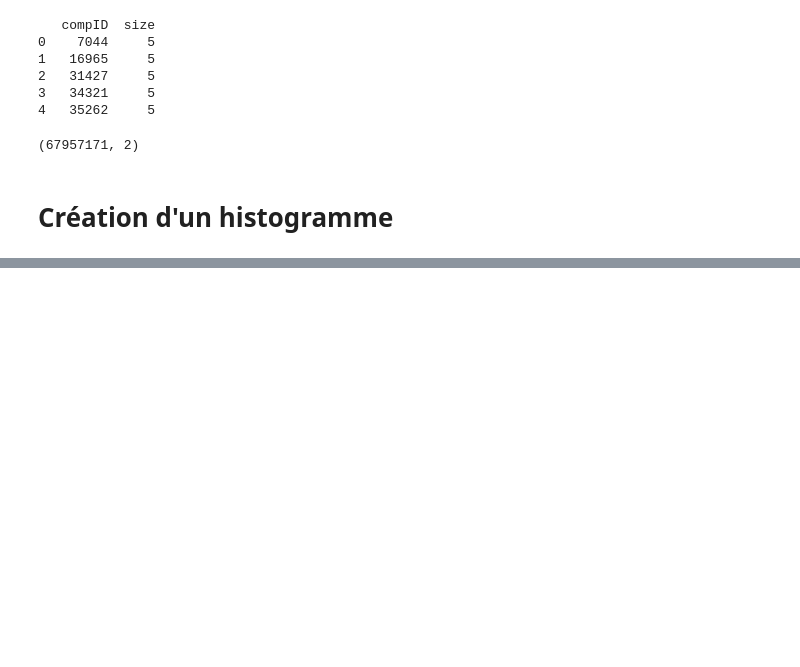
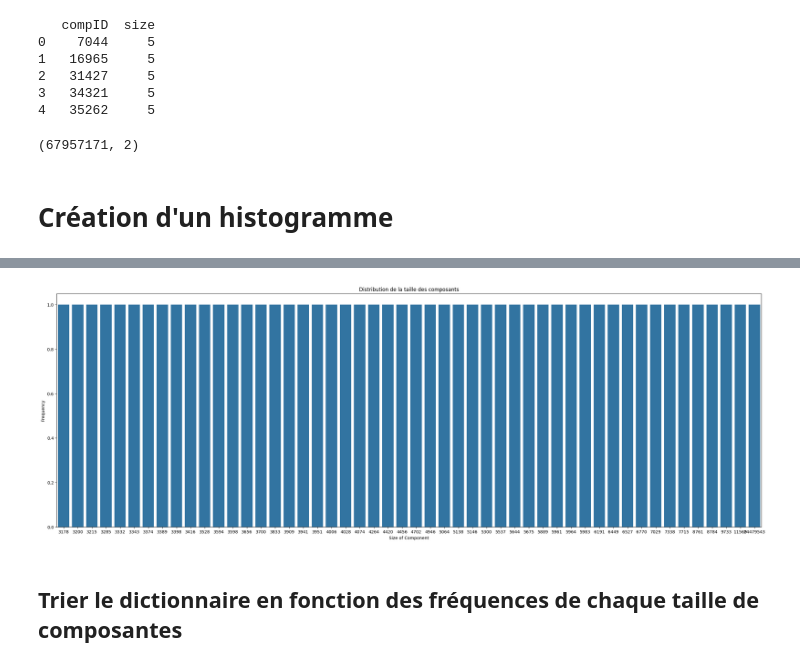
Before and after one commit to AnyesTAFOUGHALT/PLDAC_Analyse_de_Tres_Grands_Graphes_de_Proteines, a Jupyter notebook: Analyse_taille.ipynb, the cells around one changed output, grey strips where cells are left out. Saved outputs shown, nothing was run; the diff lists cells and outputs as text; code cells hidden in the pictures; blank space fills up the shorter version.

```diff
--- a/Analyse_taille.ipynb
+++ b/Analyse_taille.ipynb
@@ -60,0 +123,13 @@ plt.show()
+# %%
+plt.figure(figsize=(30, 10))
+sns.barplot(data=df_2, x='Size of Component', y='Frequency')
+
+plt.xlabel('Size of Component')
+plt.ylabel('Frequency')
+plt.title('Distribution de la taille des composants')
+
+plt.show()
+# %% [output]
+[figure, added]
+# %% [markdown]
+## Trier le dictionnaire en fonction des fréquences de chaque taille de composantes
```
Also changed, not shown: parts of 41 cells of this notebook.
